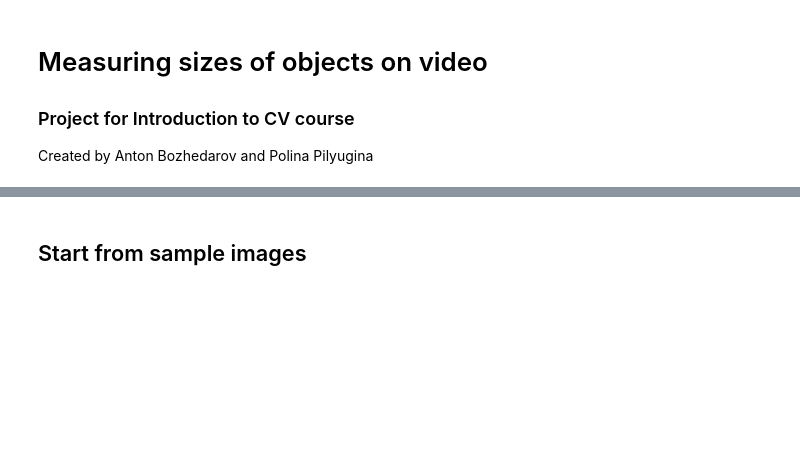
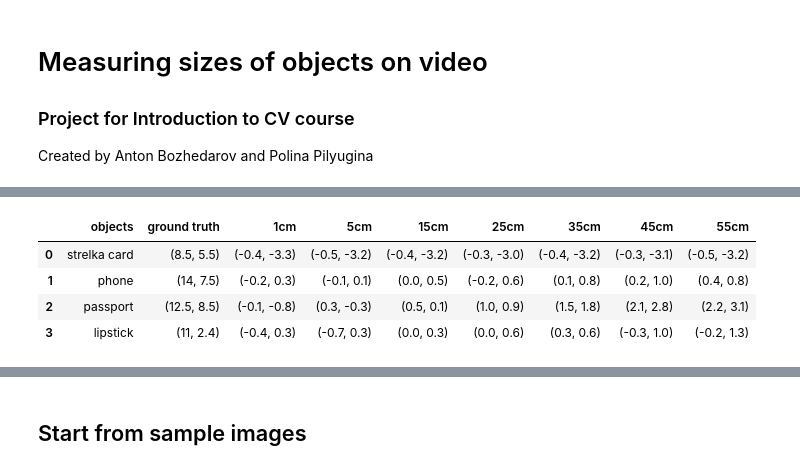
Before and after one commit to Anton-31-96/object-linear-size, a Jupyter notebook: project.ipynb, the cells around one changed output, grey strips where cells are left out. Drawn from its saved outputs; the diff is of its cells as text; code cells hidden in the pictures; blank space fills up the shorter version.

```diff
--- a/project.ipynb
+++ b/project.ipynb
@@ -115,0 +156,21 @@ Initially we applied algorithm to the sample of frames, extracted from the small
+# %%
+objects = ['strelka card', 'phone', 'passport', 'lipstick']
+
+
+gt_x = np.array([8.5, 14, 12.5, 11])
+cm1_x = np.array([8.1,13.8, 12.4, 10.6])
+cm5_x = np.array([8,  13.9, 12.8, 10.3])
+cm15_x = np.array([8.1, 14, 13, 11])
+cm25_x = np.array([8.2, 13.8, 13.5, 11])
+cm35_x = np.array([8.1, 14.1, 14, 11.3])
+cm45_x = np.array([8.2, 14.2, 14.6, 10.7])
+cm55_x = np.array([8, 14.4, 14.7, 10.8])
+
+gt_y = np.array([8.5, 7.5, 8.5, 2.4])
+cm1_y = np.array([5.2, 7.8,  7.7, 2.7])
+cm5_y = np.array([5.3, 7.6, 8.2, 2.7])
+cm15_y = np.array([5.3,  8,  8.6,  2.7])
+cm25_y = np.array([5.5, 8.1,  9.4,  3])
+cm35_y = np.array([5.3,  8.3, 10.3, 3])
+cm45_y = np.array([5.4, 8.5, 11.3, 3.4])
+cm55_y = np.array([5.3, 8.3, 11.6, 3.7])
@@ -115,0 +235,8 @@ Initially we applied algorithm to the sample of frames, extracted from the small
+# %%
+results
+# %% [output]
+|  | objects | ground truth | 1cm | 5cm | 15cm | 25cm | 35cm | 45cm | 55cm |
+| 0 | strelka card | (8.5, 5.5) | (-0.4, -3.3) | (-0.5, -3.2) | (-0.4, -3.2) | (-0.3, -3.0) | (-0.4, -3.2) | (-0.3, -3.1) | (-0.5, -3.2) |
+| 1 | phone | (14, 7.5) | (-0.2, 0.3) | (-0.1, 0.1) | (0.0, 0.5) | (-0.2, 0.6) | (0.1, 0.8) | (0.2, 1.0) | (0.4, 0.8) |
+| 2 | passport | (12.5, 8.5) | (-0.1, -0.8) | (0.3, -0.3) | (0.5, 0.1) | (1.0, 0.9) | (1.5, 1.8) | (2.1, 2.8) | (2.2, 3.1) |
+| 3 | lipstick | (11, 2.4) | (-0.4, 0.3) | (-0.7, 0.3) | (0.0, 0.3) | (0.0, 0.6) | (0.3, 0.6) | (-0.3, 1.0) | (-0.2, 1.3) |
```
Also changed, not shown: parts of 24 cells of this notebook, 3 other files.
